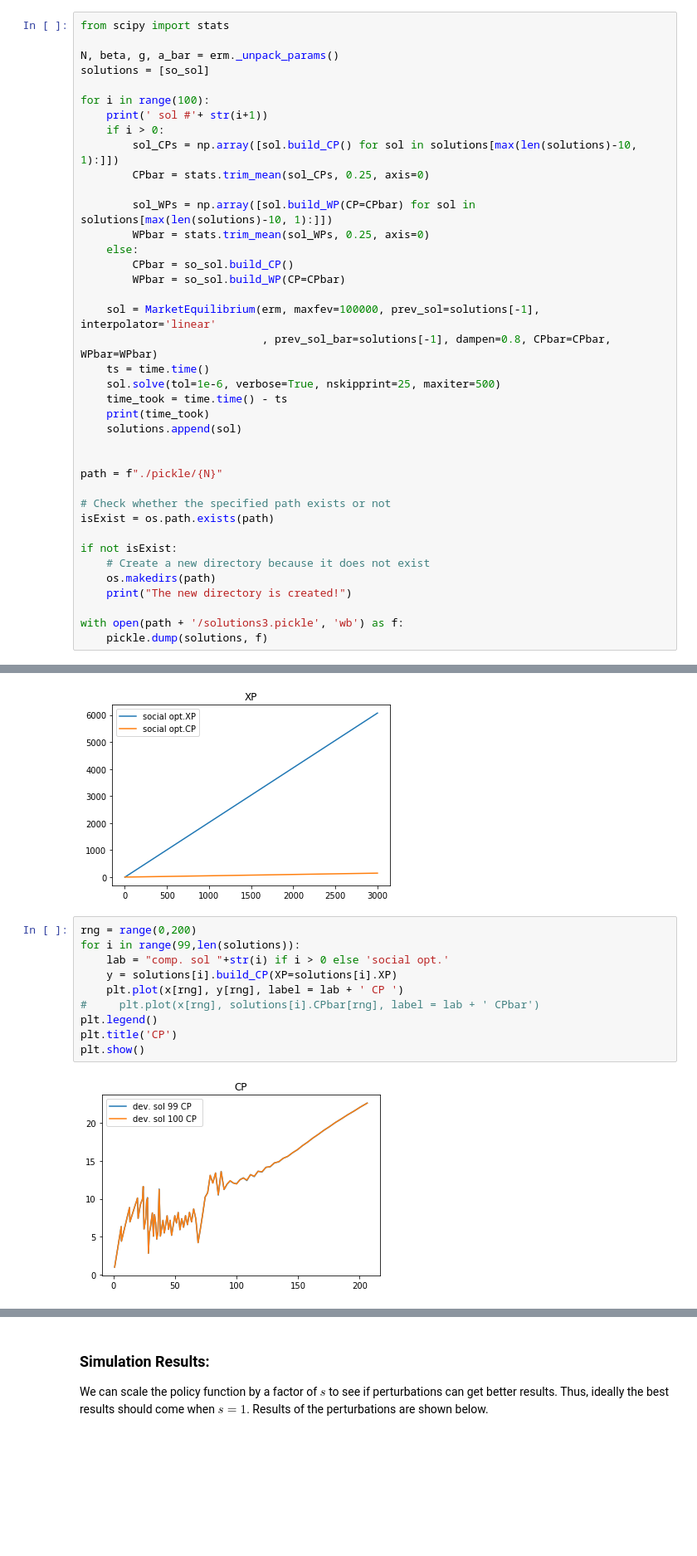
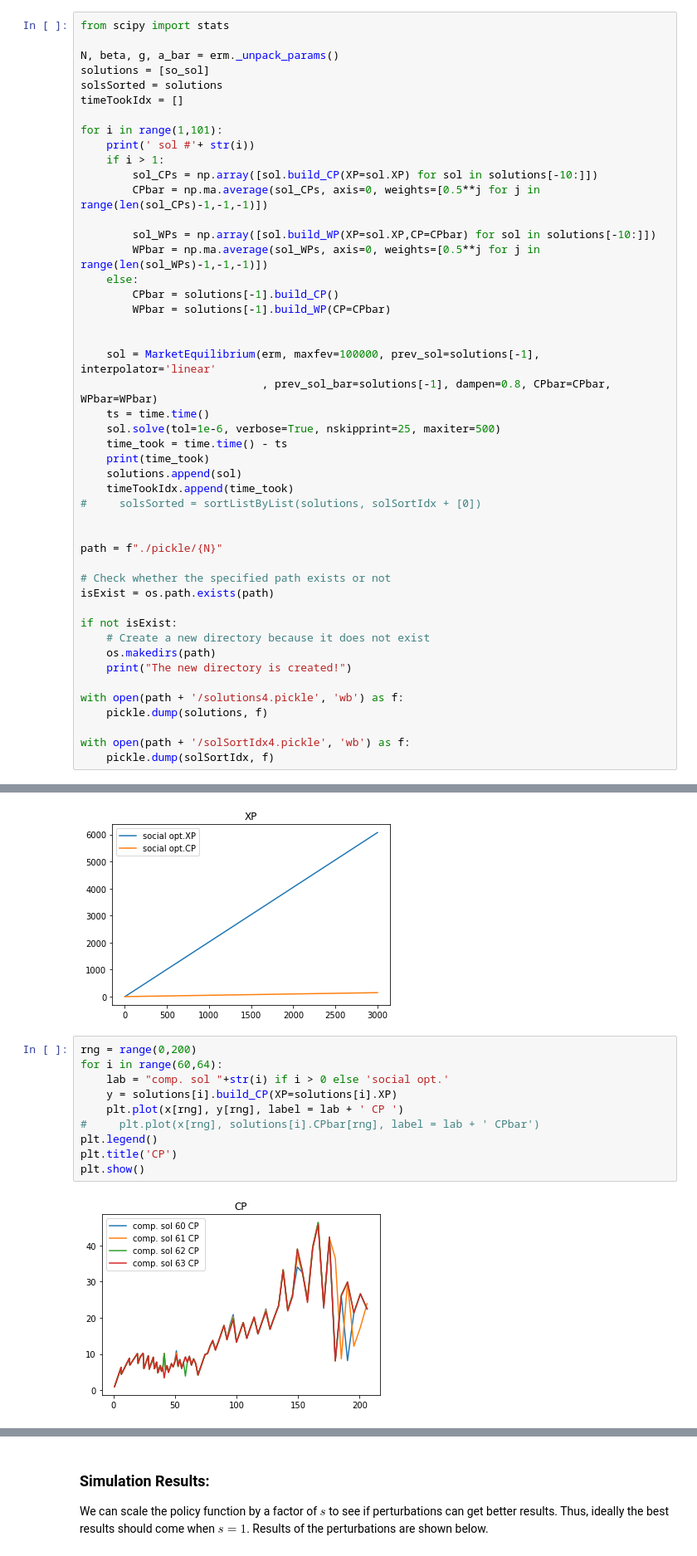
Before and after one commit to MasterOfOrigin/TCM, a Jupyter notebook: ERM_Solution_Main-Solve.ipynb, the cells around one changed output, grey strips where cells are left out. Shown at 83% size. Drawn from its saved outputs; the diff is of its cells as text; blank space fills up the shorter version.

```diff
--- a/ERM_Solution_Main-Solve.ipynb
+++ b/ERM_Solution_Main-Solve.ipynb
@@ -1049,18 +985,21 @@ from scipy import stats
 
 N, beta, g, a_bar = erm._unpack_params()
 solutions = [so_sol]
+solsSorted = solutions
+timeTookIdx = []
 
-for i in range(100):
-    print(' sol #'+ str(i+1))
-    if i > 0:
-        sol_CPs = np.array([sol.build_CP() for sol in solutions[max(len(solutions)-10, 1):]])
-        CPbar = stats.trim_mean(sol_CPs, 0.25, axis=0)
+for i in range(1,101):
+    print(' sol #'+ str(i))
+    if i > 1:
+        sol_CPs = np.array([sol.build_CP(XP=sol.XP) for sol in solutions[-10:]])
+        CPbar = np.ma.average(sol_CPs, axis=0, weights=[0.5**j for j in range(len(sol_CPs)-1,-1,-1)])
 
-        sol_WPs = np.array([sol.build_WP(CP=CPbar) for sol in solutions[max(len(solutions)-10, 1):]])
-        WPbar = stats.trim_mean(sol_WPs, 0.25, axis=0)
+        sol_WPs = np.array([sol.build_WP(XP=sol.XP,CP=CPbar) for sol in solutions[-10:]])
+        WPbar = np.ma.average(sol_WPs, axis=0, weights=[0.5**j for j in range(len(sol_WPs)-1,-1,-1)])
     else:
-        CPbar = so_sol.build_CP()
-        WPbar = so_sol.build_WP(CP=CPbar)
+        CPbar = solutions[-1].build_CP()
+        WPbar = solutions[-1].build_WP(CP=CPbar)
+
 
     sol = MarketEquilibrium(erm, maxfev=100000, prev_sol=solutions[-1], interpolator='linear'
                             , prev_sol_bar=solutions[-1], dampen=0.8, CPbar=CPbar, WPbar=WPbar)
@@ -1069,6 +1008,8 @@ for i in range(100):
     time_took = time.time() - ts
     print(time_took)
     solutions.append(sol)
+    timeTookIdx.append(time_took)
+#     solsSorted = sortListByList(solutions, solSortIdx + [0])
 
 
 path = f"./pickle/{N}"
@@ -1081,8 +1022,11 @@ if not isExist:
     os.makedirs(path)
     print("The new directory is created!")
 
-with open(path + '/solutions3.pickle', 'wb') as f:
+with open(path + '/solutions4.pickle', 'wb') as f:
     pickle.dump(solutions, f)
+
+with open(path + '/solSortIdx4.pickle', 'wb') as f:
+    pickle.dump(solSortIdx, f)
 # %% [output]
  sol #1
 25 0.007884574742833772
@@ -1292,16 +1200,16 @@ plt.show()
 [figure]
 # %%
 rng = range(0,200)
-for i in range(99,len(solutions)):
+for i in range(60,64):
     lab = "comp. sol "+str(i) if i > 0 else 'social opt.'
     y = solutions[i].build_CP(XP=solutions[i].XP)
     plt.plot(x[rng], y[rng], label = lab + ' CP ')
 #     plt.plot(x[rng], solutions[i].CPbar[rng], label = lab + ' CPbar')
 plt.legend()
 plt.title('CP')
 plt.show()
 # %% [output]
-[figure, old version]
+[figure, new version]
 # %%
 for i in range(len(solutions)):
     lab = "comp. sol "+str(i) if i > 0 else 'social opt.'
```
Also changed, not shown: parts of 16 cells of this notebook, 6 other files.
